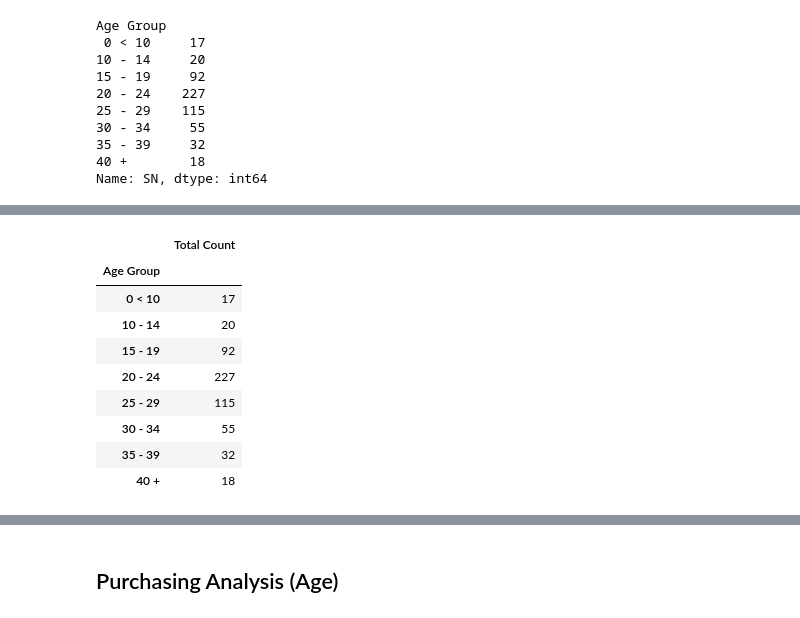
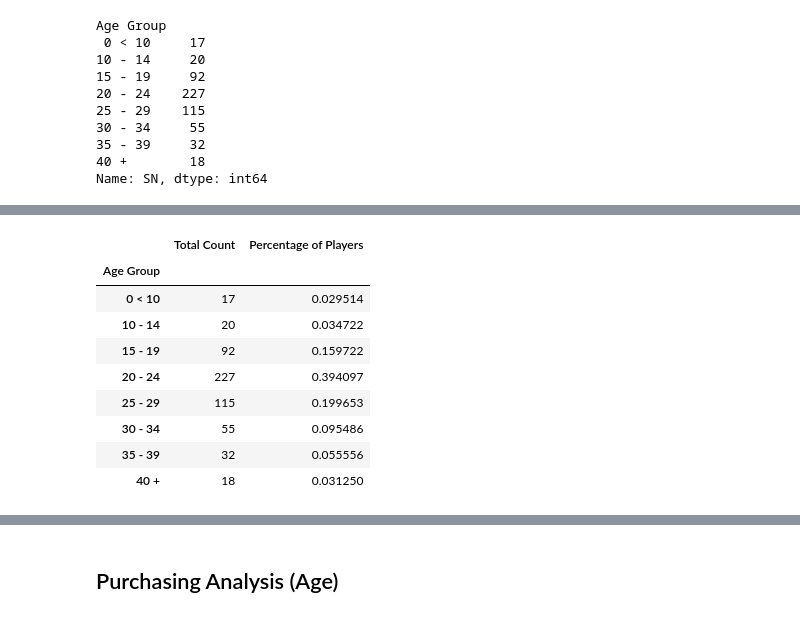
Before and after one commit to dianemarie-public/Online-Purchase-Analysis, a Jupyter notebook: HeroesOfPymoli/HeroesOfPymoli.ipynb, the cells around one changed output, grey strips where cells are left out. Saved outputs shown, nothing was run; the diff lists cells and outputs as text; code cells hidden in the pictures.

```diff
--- a/HeroesOfPymoli/HeroesOfPymoli.ipynb
+++ b/HeroesOfPymoli/HeroesOfPymoli.ipynb
@@ -330,3 +343,5 @@ Age Group
 Name: SN, dtype: int64
 # %%
 # Create variable to calculate percentage of total unique players
+pct_players = age_count/player_count
+pct_players
@@ -333,16 +359,17 @@ Name: SN, dtype: int64
 # %%
 age_df = pd.DataFrame({
-    "Total Count": age_count
+    "Total Count": age_count,
+    "Percentage of Players": pct_players
 })
 age_df
 # %% [output]
-|  | Total Count |
-| Age Group |  |
-| 0 < 10 | 17 |
-| 10 - 14 | 20 |
-| 15 - 19 | 92 |
-| 20 - 24 | 227 |
-| 25 - 29 | 115 |
-| 30 - 34 | 55 |
-| 35 - 39 | 32 |
-| 40 + | 18 |
+|  | Total Count | Percentage of Players |
+| Age Group |  |  |
+| 0 < 10 | 17 | 0.029514 |
+| 10 - 14 | 20 | 0.034722 |
+| 15 - 19 | 92 | 0.159722 |
+| 20 - 24 | 227 | 0.394097 |
+| 25 - 29 | 115 | 0.199653 |
+| 30 - 34 | 55 | 0.095486 |
+| 35 - 39 | 32 | 0.055556 |
+| 40 + | 18 | 0.031250 |
```
Also changed, not shown: parts of 8 cells of this notebook.
